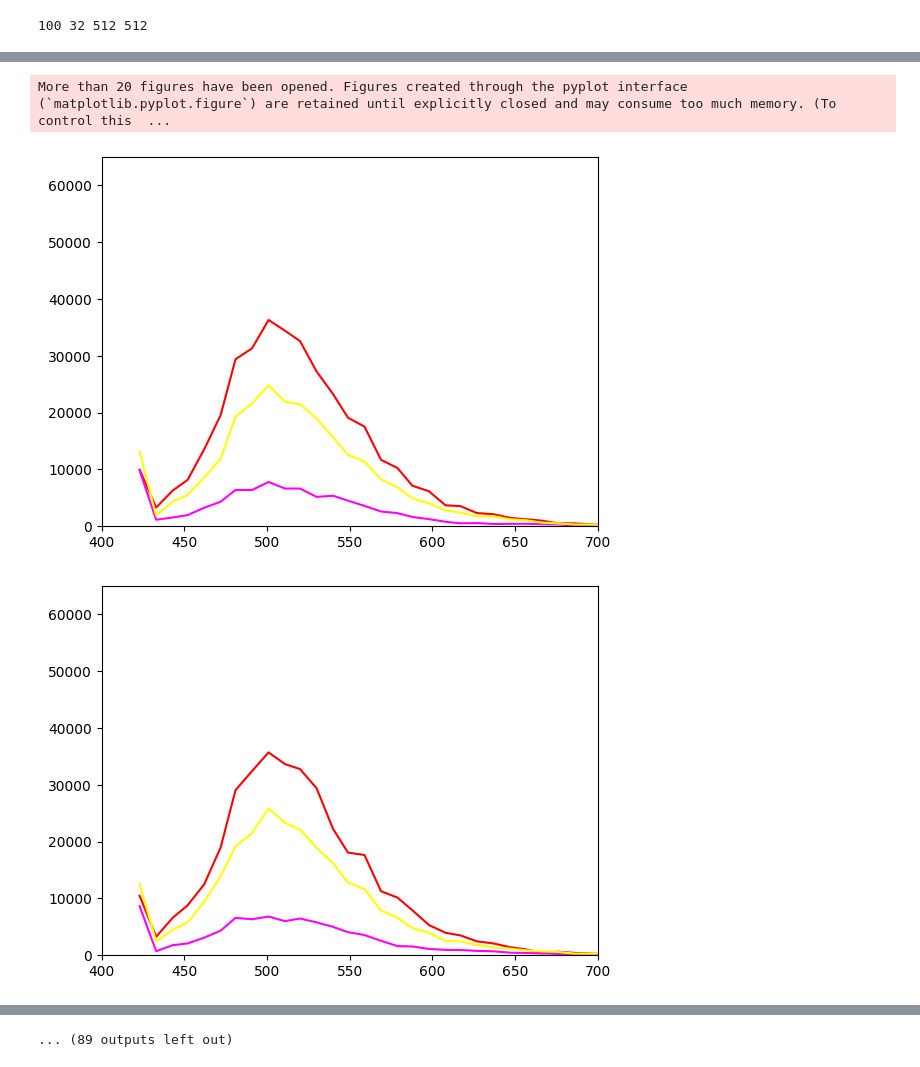
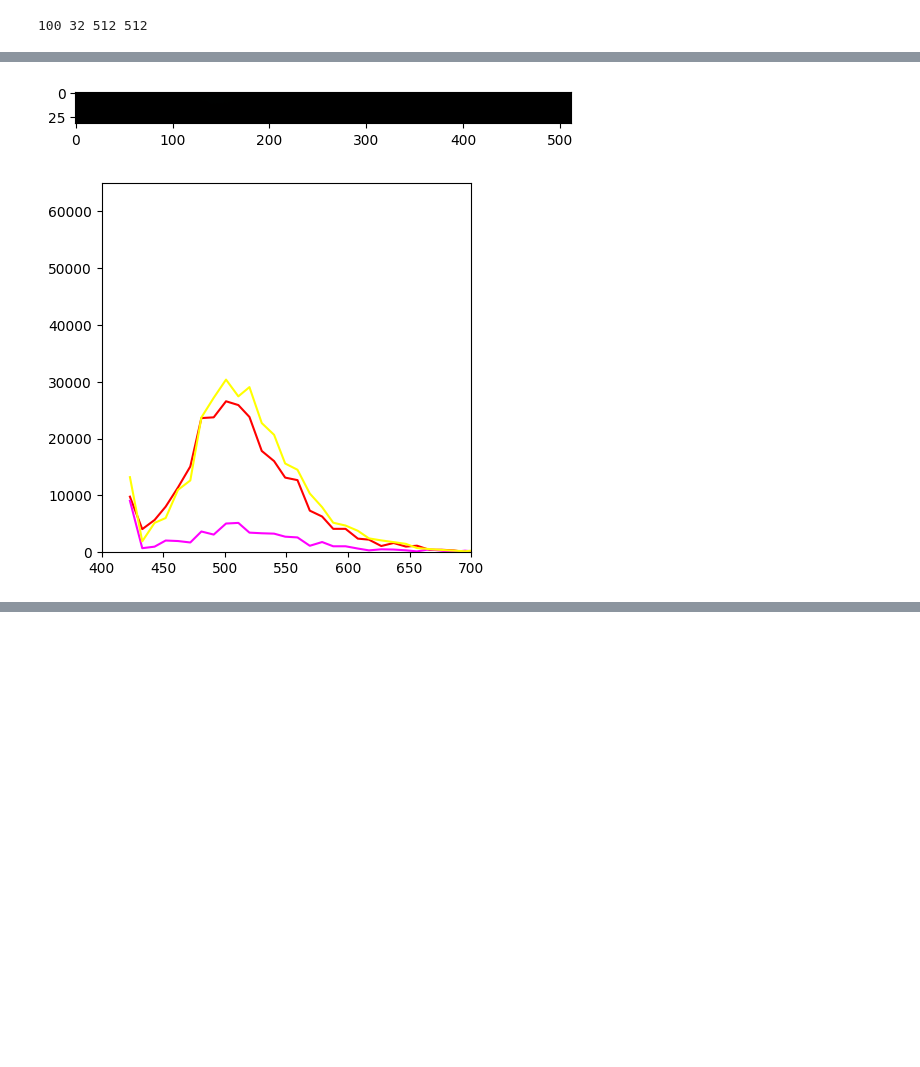
Before and after one commit to arteys/PyLSM, a Jupyter notebook: pyLSM_TL.ipynb, the cells around one changed output, grey strips where cells are left out. Saved outputs shown, nothing was run; the diff lists cells and outputs as text; code cells hidden in the pictures; blank space fills up the shorter version.

```diff
--- a/pyLSM_TL.ipynb
+++ b/pyLSM_TL.ipynb
@@ -103,7 +103,7 @@ def wavelength_to_rgb(wavelength, gamma):
         pass
 
 def channels_to_lambda(image, channel_array):
-    x,y,z = np.shape(image)
+    z,x,y = np.shape(image)
     single_image_size = [x,y]
     colored_image_array = np.zeros((z,x,y,3)).astype(int)
 
@@ -123,7 +123,7 @@ def channels_to_lambda(image, channel_array):
 
         # print(rgb_matrix_rgb[0,0], wavelength)
 
-        image_i = image[:,:,index]
+        image_i = image[index,:,:]
 
         rgb_colored_channel_r = np.multiply(rgb_matrix_r,image_i) #Multipling colored squares by gamma value
         rgb_colored_channel_g = np.multiply(rgb_matrix_g,image_i)
@@ -232,16 +232,17 @@ print(c,z,x,y)
 image_i = image_raw[99,:,:,:]
 img = channels_to_lambda(image_i,wavelength_list)
 
-# print(np.shape(image_i))
+
+print(np.shape(image_i))
 
 spectra = spectra_extraction_ROI(193, 243, 20, image_i)
 # print(np.shape(spectra))
 # print(spectra)
 
-# auto_result, alpha, beta = automatic_brightness_and_contrast(img)
+auto_result, alpha, beta = automatic_brightness_and_contrast(img)
 
-# imgplot = plt.imshow(auto_result)
-# plt.show()
+imgplot = plt.imshow(auto_result)
+plt.show()
 
 plt.plot(wavelength_list,spectra)
 # %% [output]
@@ -250,5 +253,5 @@ plt.plot(wavelength_list,spectra)
 # %%
-c = 100 #TEMPORARY
+c = 1 #TEMPORARY
 
 spectra_1 = np.zeros(shape=(32,c))
 spectra_2 = np.zeros(shape=(32,c))
@@ -286,34 +289,37 @@ for i in range(c):
     # ax.add_patch(rect_2)
     # ax.add_patch(rect_3)
 
     image_ROI_1 = cv2.rectangle(bc_corrected_image, (x_1,y_1), (x_1+s_1,y_1+s_1), (0, 0, 255), 2)
     image_ROI_2 = cv2.rectangle(image_ROI_1, (x_2,y_2), (x_2+s_2,y_2+s_2), (255, 0, 255), 2)
     image_ROI_3 = cv2.rectangle(image_ROI_2, (x_3,y_3), (x_3+s_3,y_3+s_3), (0, 255, 255), 2)
 
 
     cv2.imwrite(output_image_file_name_corr, bc_corrected_image)
     cv2.imwrite(output_image_file_name_mod, image_ROI_3)
+
+    plt.imshow(img)
+
     # cv2.imwrite(output_image_file_name_mod, figure)
 
     fig, ax = plt.subplots( nrows=1, ncols=1 )
+
     ax.set_xlim([400, 700])
     ax.set_ylim([0, 65000])
     ax.plot(wavelength_list, spectra_1[:,i], color = 'red')
     ax.plot(wavelength_list, spectra_2[:,i], color = 'magenta')
     ax.plot(wavelength_list, spectra_3[:,i], color = 'yellow')
+    ax.set_box_aspect(1)
     # print(spectra[:,i])
-
 
 
     fig.savefig(output_plot_file_name)
     # plt.close()  #If we wont show each of the hundreds of plots
 
 # print(spectra)
 
 # spectra_df = pd.DataFrame(spectra)
 
 # print(spectra_df)
 # %% [output]
-More than 20 figures have been opened. Figures created through the pyplot interface (`matplotlib.pyplot.figure`) are retained until explicitly closed and may consume too much memory. (To control this  ...
-[figure, old version]
+[figure, new version]
-[figure, old version]
+[figure, new version]
@@ -329,4 +326,3 @@ More than 20 figures have been opened. Figures created through the pyplot interf
-... (89 outputs left out)
 # %%
 output_spectra_file_name = folder_path + 'spectra' + '.xlsx'
 
```
Also changed, not shown: parts of 2 cells of this notebook.
